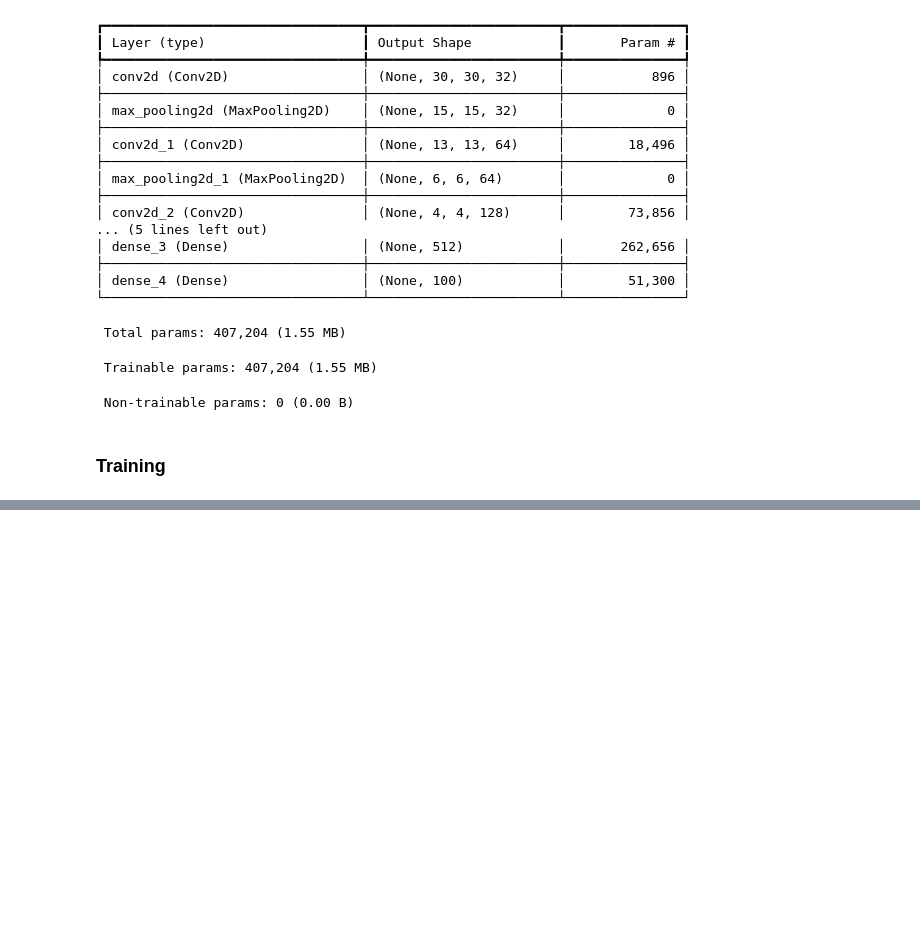
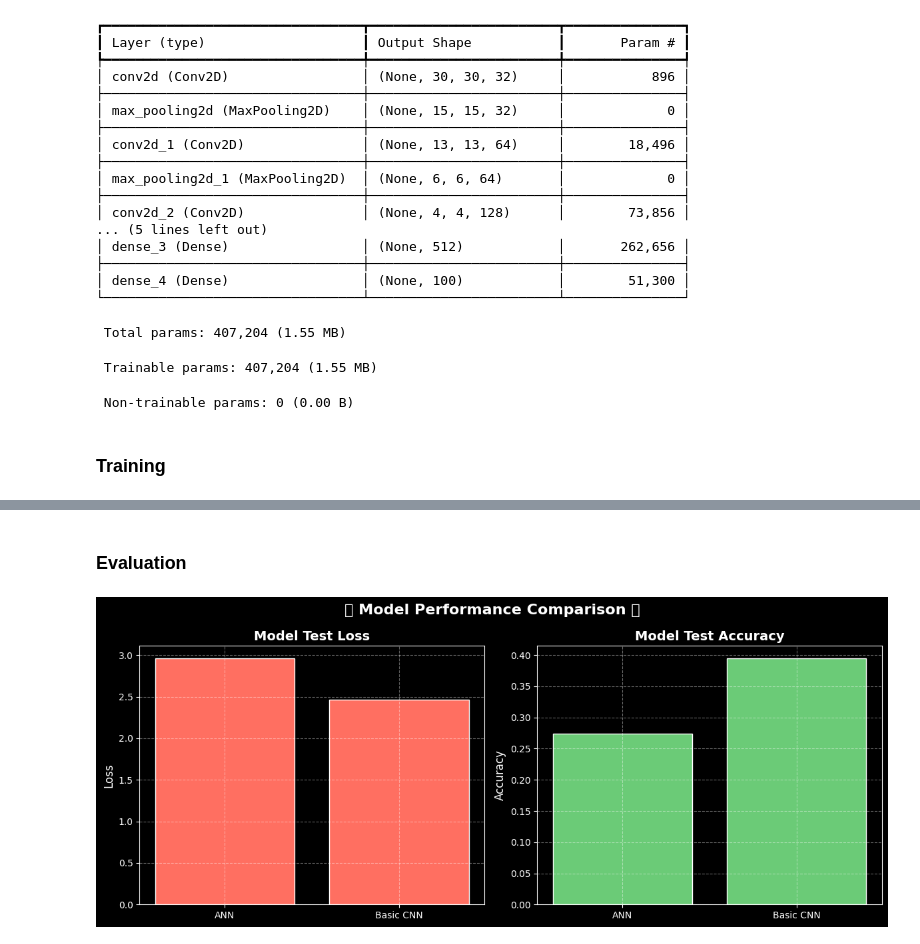
Before and after one commit to AkshatGupte/21ProjectsGFG, a Jupyter notebook: Deep-Learning/Lecture-12/cifar100-classification.ipynb, the cells around one changed output, grey strips where cells are left out. Cells and saved outputs as stored; diff of their text form; code cells hidden in the pictures; blank space fills up the shorter version.

```diff
--- a/Deep-Learning/Lecture-12/cifar100-classification.ipynb
+++ b/Deep-Learning/Lecture-12/cifar100-classification.ipynb
@@ -154,0 +175,20 @@ WARNING:absl:You are saving your model as an HDF5 file via `model.save()` or `ke
+# %%
+model_checkpoint_basic_cnn = keras.callbacks.ModelCheckpoint(
+    filepath='best_basic_cnn_model_weights.weights.h5',
+    monitor='val_loss',
+    save_best_only=True,
+    save_weights_only=True,
+    mode='min',
+    verbose=1
+)
+
+print("Training Basic CNN model...")
+basic_cnn_history = cnn_model.fit(
+    x_train,
+    y_train_label,
+    epochs=70,
+    batch_size=128,
+    validation_data=(x_test, y_test_label),
+    callbacks=[early_stopping, model_checkpoint_basic_cnn]
+)
+print("Basic CNN model training finished.")
@@ -154,0 +213,46 @@ WARNING:absl:You are saving your model as an HDF5 file via `model.save()` or `ke
+# %% [markdown]
+### Evaluation
+# %%
+import matplotlib.pyplot as plt
+import numpy as np
+from sklearn.metrics import confusion_matrix, classification_report
+
+ann_model.load_weights('best_ann_model.keras')
+cnn_model.load_weights('best_basic_cnn_model_weights.weights.h5')
+
+loss_ann, accuracy_ann = ann_model.evaluate(x_test, y_test_label, verbose=0)
+loss_basic_cnn, accuracy_basic_cnn = cnn_model.evaluate(x_test, y_test_label, verbose=0)
+
+
+import matplotlib.pyplot as plt
+import numpy as np
+
+# Data
+models = ['ANN', 'Basic CNN']
+losses = [loss_ann, loss_basic_cnn]
+accuracies = [accuracy_ann, accuracy_basic_cnn]
+
+# Dark mode style
+plt.style.use("dark_background")
+
+fig, axes = plt.subplots(1, 2, figsize=(12, 5))
+
+# Loss plot
+axes[0].bar(models, losses, color='#FF6F61', edgecolor='white')
+axes[0].set_title('Model Test Loss', fontsize=14, fontweight='bold')
+axes[0].set_ylabel('Loss', fontsize=12)
+axes[0].grid(True, linestyle='--', alpha=0.4)
+
+# Accuracy plot
+axes[1].bar(models, accuracies, color='#6BCB77', edgecolor='white')
+axes[1].set_title('Model Test Accuracy', fontsize=14, fontweight='bold')
+axes[1].set_ylabel('Accuracy', fontsize=12)
+axes[1].grid(True, linestyle='--', alpha=0.4)
+
+# Overall title
+plt.suptitle("✨ Model Performance Comparison ✨", fontsize=16, fontweight='bold')
+
+plt.tight_layout()
+plt.show()
+# %% [output]
+[figure, added]
```
Also changed, not shown: parts of 13 cells of this notebook.
